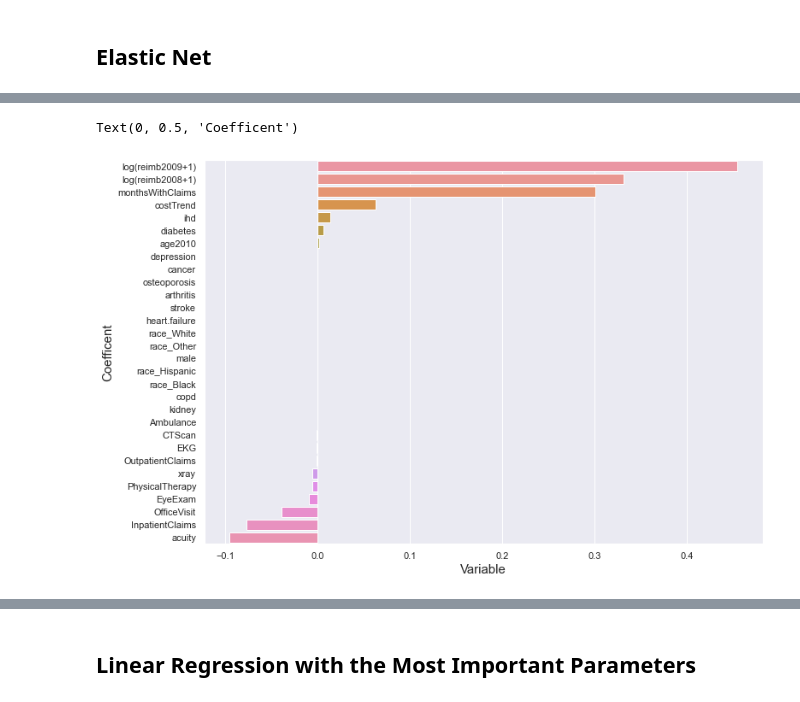
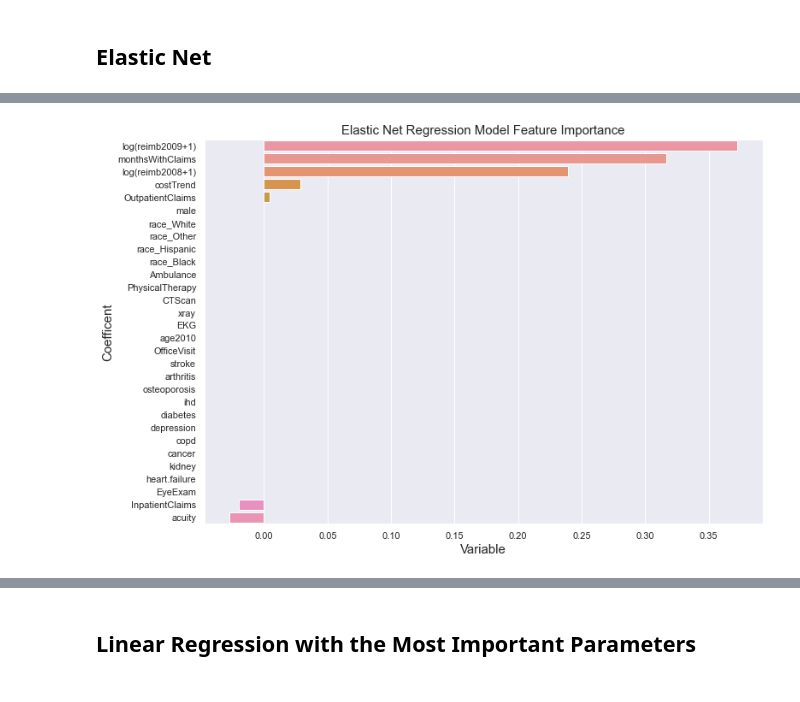
Before and after one commit to deniztokmakoglu/CAPP30254_Project, a Jupyter notebook: Reguralization.ipynb, the cells around one changed output, grey strips where cells are left out. Saved outputs shown, nothing was run; the diff lists cells and outputs as text; code cells hidden in the pictures.

```diff
--- a/Reguralization.ipynb
+++ b/Reguralization.ipynb
@@ -164,0 +180,7 @@ print('{}\n'.format(rg.coef_))
+# %%
+sns.set("talk")
+sns.set_style("whitegrid")
+ax = sns.barplot(x=models_r, y=scores_r)
+plt.title("Ridge Regression Model Scores")
+plt.xlabel("Parameter", size=15)
+plt.ylabel("R2 Score", size=15)
@@ -180,0 +209,8 @@ Text(0, 0.5, 'Coefficent')
+# %%
+sns.set(rc={'figure.figsize':(11.7,8.27)})
+sns.barplot(y = "variable", x = "Abs", data = coef_results_r,
+            order=coef_results_r.sort_values('Abs', ascending = False)["variable"])
+plt.xlabel("Variable", size=15)
+plt.ylabel("Coefficent", size=15)
+plt.title("Ridge Regression Model Feature Importance (Absolute)", size=15)
+plt.savefig('R_feature_imp_abs.jpg')
@@ -189,7 +227,7 @@ Variance score: 0.61
 ## Elastic Net
 # %%
 EN = linear_model.ElasticNet()
-params_EN = {'alpha':[0.5, 0.25, 0.1,0.01]}
-EN_GS = GridSearchCV(EN, param_grid=params_EN, n_jobs=-1, scoring='neg_mean_squared_error')
+params_EN = {'alpha':[0.9, 0.7, 0.5, 0.25, 0.1]}
+EN_GS = GridSearchCV(EN, param_grid=params_EN, n_jobs=-1, scoring='r2')
 EN_GS.fit(train_features,train_targets)
 best_EN = EN_GS.best_params_
@@ -195,0 +237,7 @@ best_EN = EN_GS.best_params_
+# %%
+sns.set("talk")
+sns.set_style("whitegrid")
+ax = sns.barplot(x=models_e, y=scores_e)
+plt.title("Elastic Net Regression Model Scores")
+plt.xlabel("Parameter", size=15)
+plt.ylabel("R2 Score", size=15)
@@ -218,9 +269,10 @@ coef_results_en.rename(columns = {"index": "variable"}, inplace = True)
 # %%
 sns.set(rc={'figure.figsize':(11.7,8.27)})
 sns.barplot(y = "variable", x = "Coef", data = coef_results_en,
             order=coef_results_en.sort_values('Coef', ascending = False)["variable"])
 plt.xlabel("Variable", size=15)
 plt.ylabel("Coefficent", size=15)
+plt.title("Elastic Net Regression Model Feature Importance", size=15)
+plt.savefig('EN_feature_imp.jpg')
 # %% [output]
-Text(0, 0.5, 'Coefficent')
-[figure, old version]
+[figure, new version]
```
Also changed, not shown: parts of 23 cells of this notebook, 5 other files.
